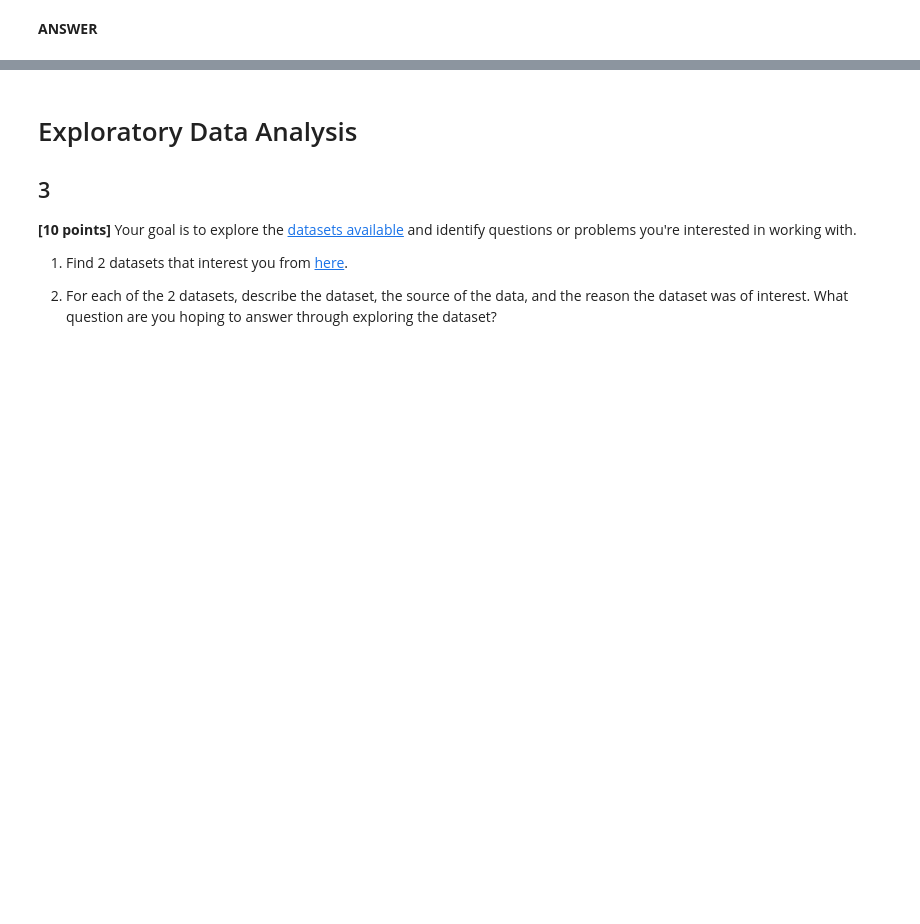
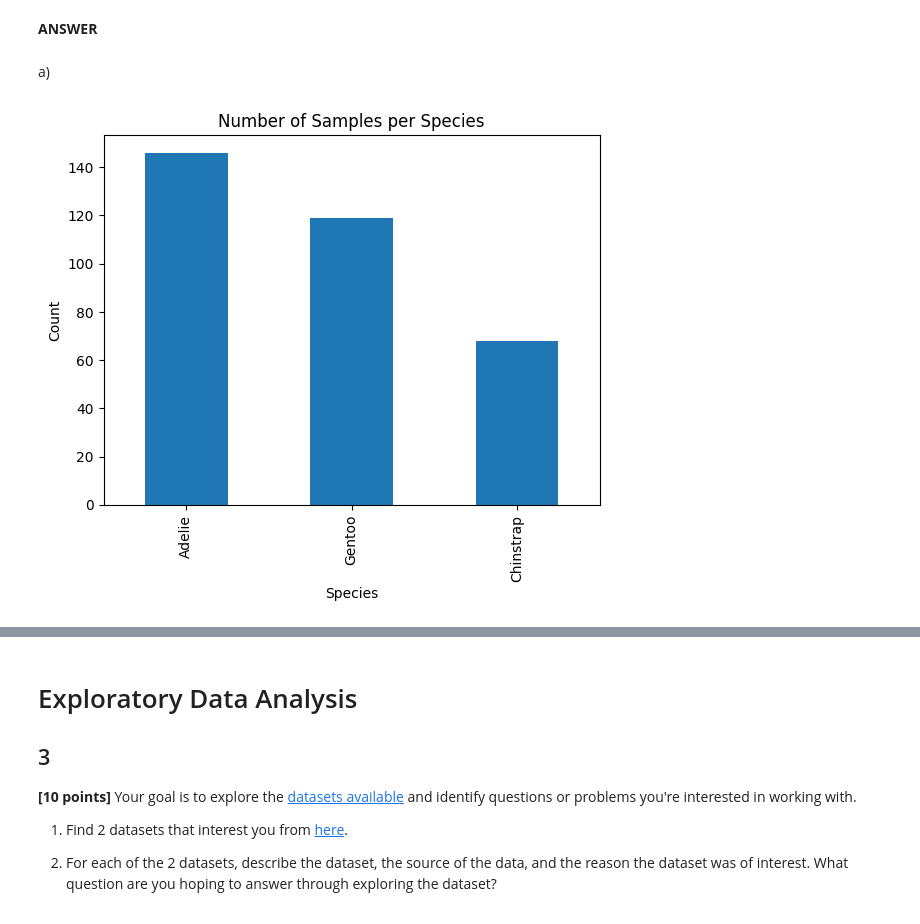
Before and after one commit to PHSX-bond/218-PHSX-_25, a Jupyter notebook: assignments/assignment_1.ipynb, the cells around one changed output, grey strips where cells are left out. Saved outputs shown, nothing was run; the diff lists cells and outputs as text; code cells hidden in the pictures; blank space fills up the shorter version.

```diff
--- a/assignments/assignment_1.ipynb
+++ b/assignments/assignment_1.ipynb
@@ -348,3 +354,13 @@ _The following questions are work 5 points each._
 **(bonus +1 point)**  Add regression lines by species to this scatterplot!
 # %% [markdown]
 **ANSWER**
+# %% [markdown]
+a)
+# %%
+species_counts = penguins_cleaned['species'].value_counts()
+species_counts.plot(kind='bar', title='Number of Samples per Species')
+plt.xlabel('Species')
+plt.ylabel('Count')
+plt.show()
+# %% [output]
+[figure, added]
```
Also changed, not shown: parts of 21 cells of this notebook.
